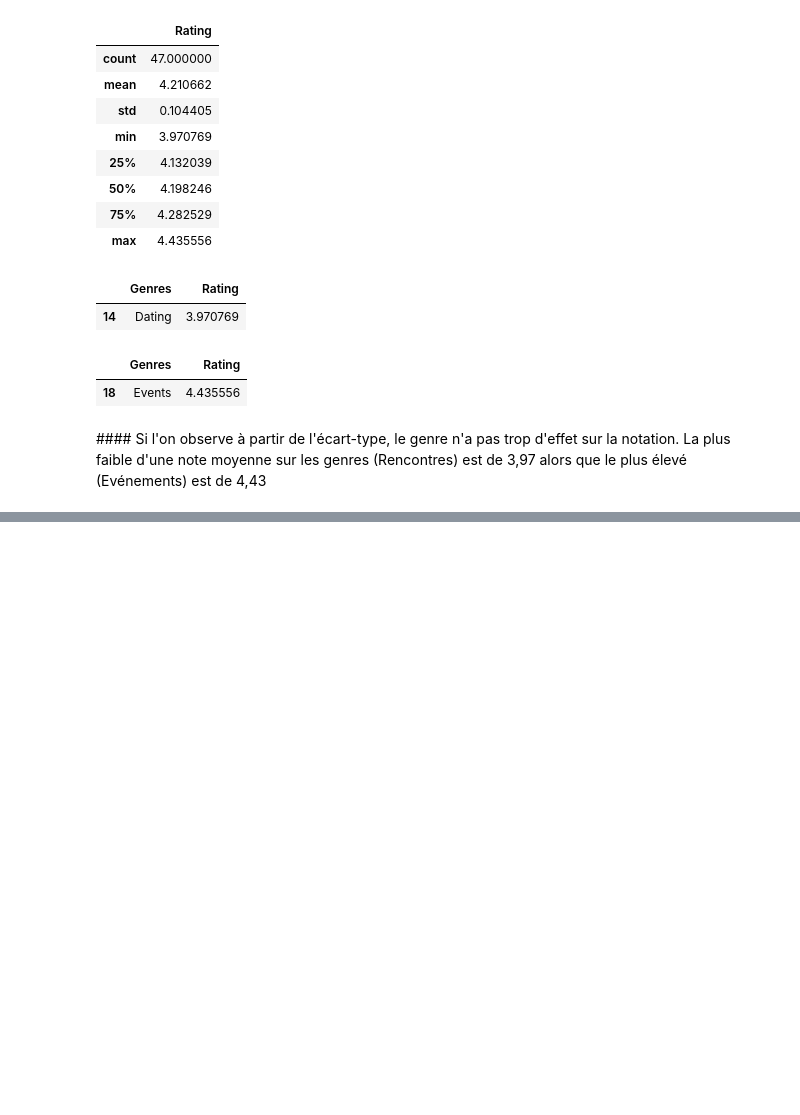
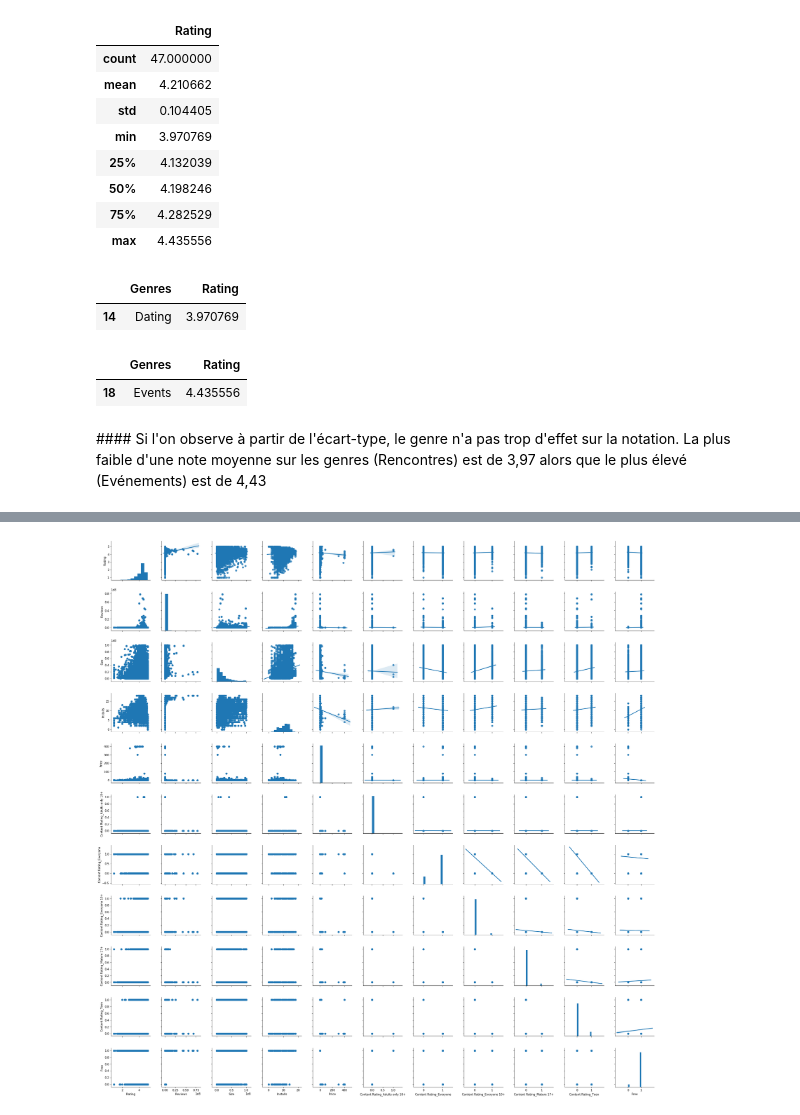
Before and after one commit to samirLazzali/androidAppEDA, a Jupyter notebook: androidAppEDA.ipynb, the cells around one changed output, grey strips where cells are left out. Drawn from its saved outputs; the diff is of its cells as text; code cells hidden in the pictures; blank space fills up the shorter version.

```diff
--- a/androidAppEDA.ipynb
+++ b/androidAppEDA.ipynb
@@ -521,0 +581,3 @@ data[['Genres', 'Rating']].groupby(['Genres'], as_index=False).mean().sort_value
+# %%
+dataMat = data.drop(['App','Category','Genres', 'Last Updated','Price','Current Ver','Android Ver'],axis=1)
+dataMat.head()
@@ -521,0 +591,8 @@ data[['Genres', 'Rating']].groupby(['Genres'], as_index=False).mean().sort_value
+# %%
+g = sns.PairGrid(dataMat)
+g.map_upper(sns.regplot)
+g.map_lower(plt.scatter)
+g.map_diag(plt.hist)
+plt.show()
+# %% [output]
+[figure, added]
```
Also changed, not shown: parts of 19 cells of this notebook.
